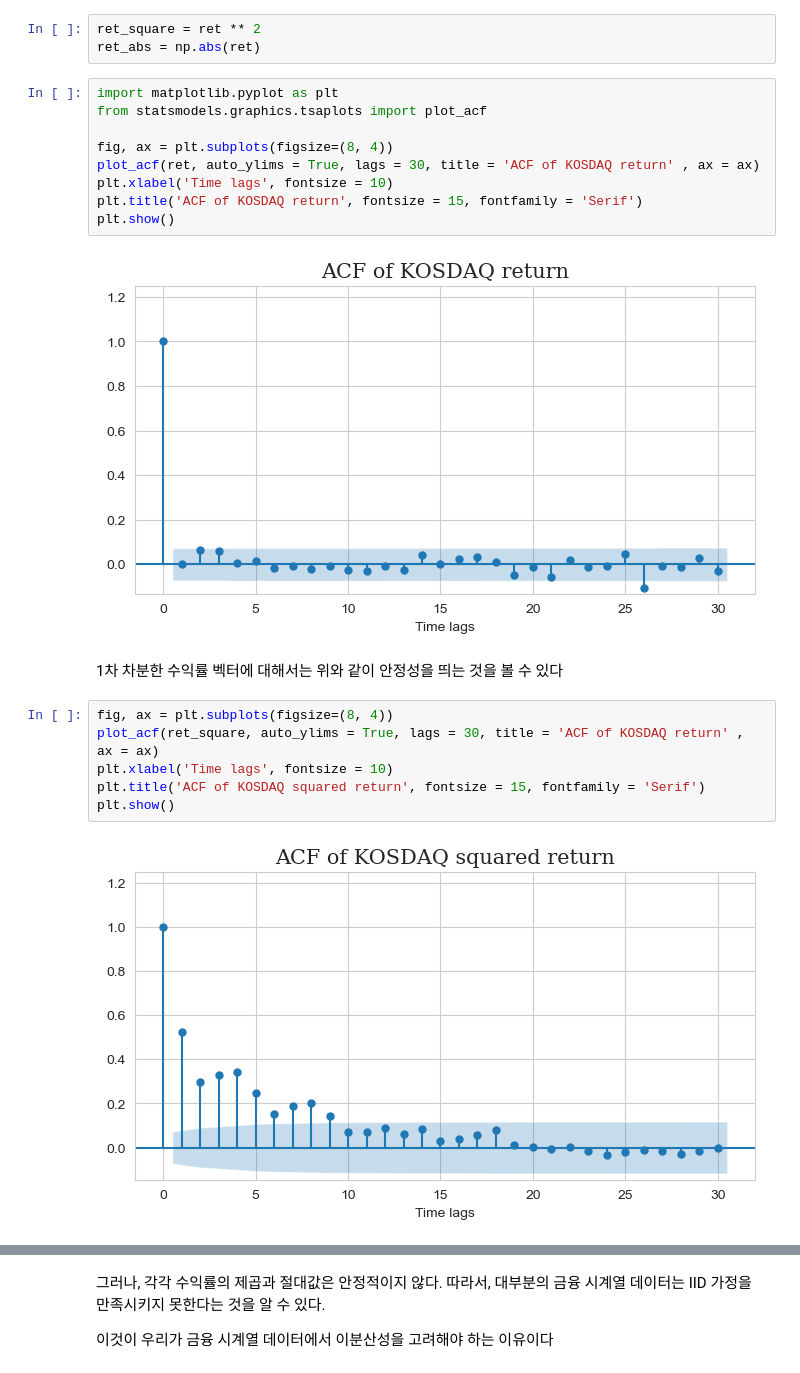
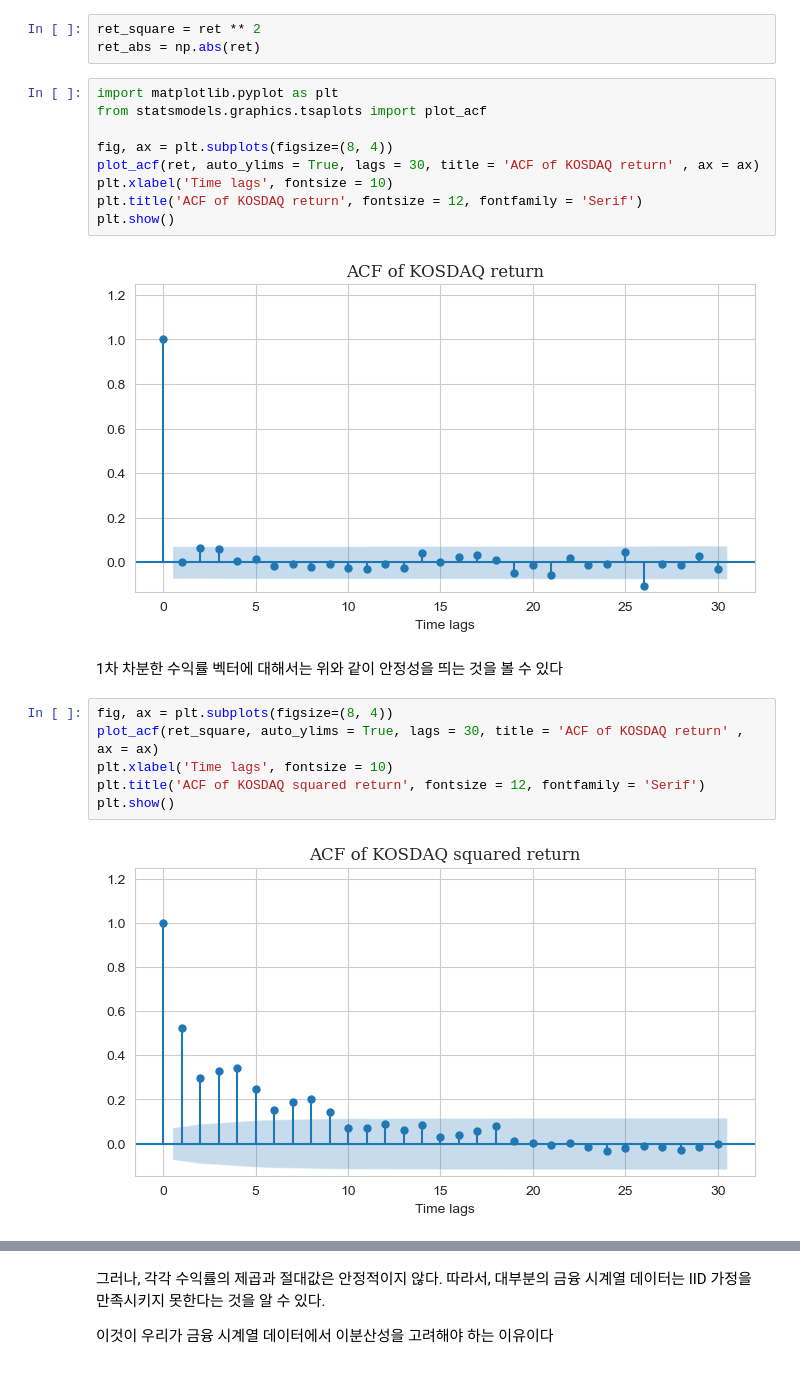
Before and after one commit to Tommylee1013/QUANTIFI, a Jupyter notebook: Week 08/GARCH and Markov-Switching Models.ipynb, the cells around one changed output, grey strips where cells are left out. Saved outputs shown, nothing was run; the diff lists cells and outputs as text.

```diff
--- a/Week 08/GARCH and Markov-Switching Models.ipynb
+++ b/Week 08/GARCH and Markov-Switching Models.ipynb
@@ -75,20 +75,20 @@ from statsmodels.graphics.tsaplots import plot_acf
 fig, ax = plt.subplots(figsize=(8, 4))
 plot_acf(ret, auto_ylims = True, lags = 30, title = 'ACF of KOSDAQ return' , ax = ax)
 plt.xlabel('Time lags', fontsize = 10)
-plt.title('ACF of KOSDAQ return', fontsize = 15, fontfamily = 'Serif')
+plt.title('ACF of KOSDAQ return', fontsize = 12, fontfamily = 'Serif')
 plt.show()
 # %% [output]
-[figure, old version]
+[figure, new version]
 # %% [markdown]
 1차 차분한 수익률 벡터에 대해서는 위와 같이 안정성을 띄는 것을 볼 수 있다
 # %%
 fig, ax = plt.subplots(figsize=(8, 4))
 plot_acf(ret_square, auto_ylims = True, lags = 30, title = 'ACF of KOSDAQ return' , ax = ax)
 plt.xlabel('Time lags', fontsize = 10)
-plt.title('ACF of KOSDAQ squared return', fontsize = 15, fontfamily = 'Serif')
+plt.title('ACF of KOSDAQ squared return', fontsize = 12, fontfamily = 'Serif')
 plt.show()
 # %% [output]
-[figure, old version]
+[figure, new version]
 # %%
 fig, ax = plt.subplots(figsize=(8, 4))
 plot_acf(ret_abs, auto_ylims = True, lags = 30, title = 'ACF of KOSDAQ return' , ax = ax)
```
Also changed, not shown: parts of 29 cells of this notebook, 2 other files.
